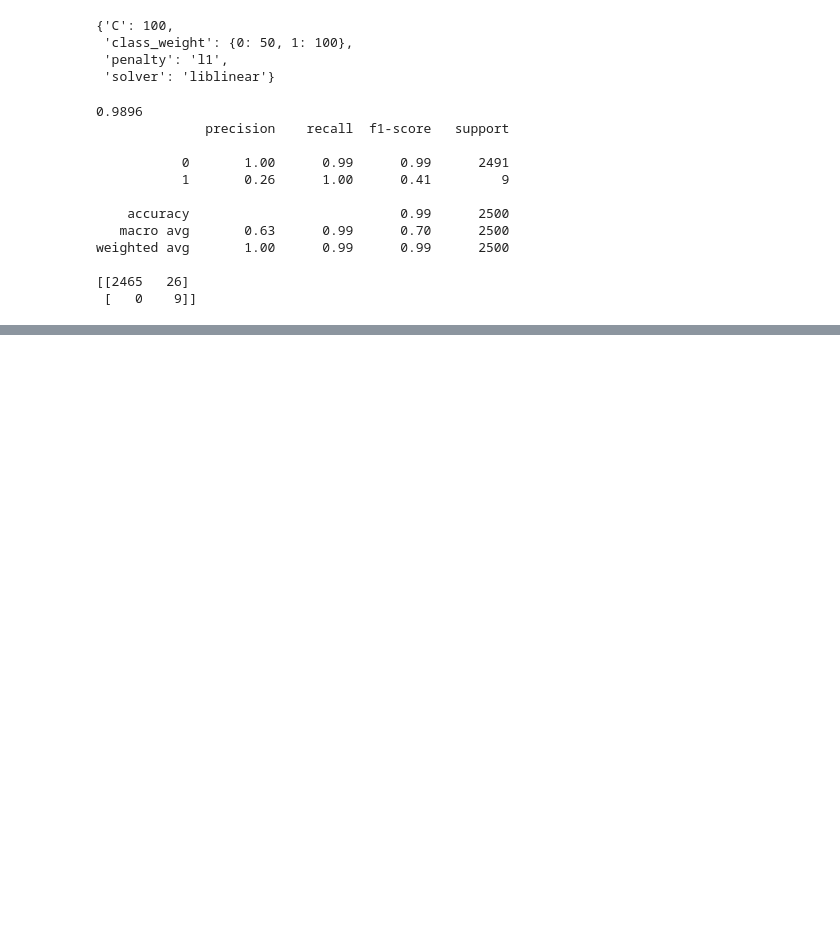
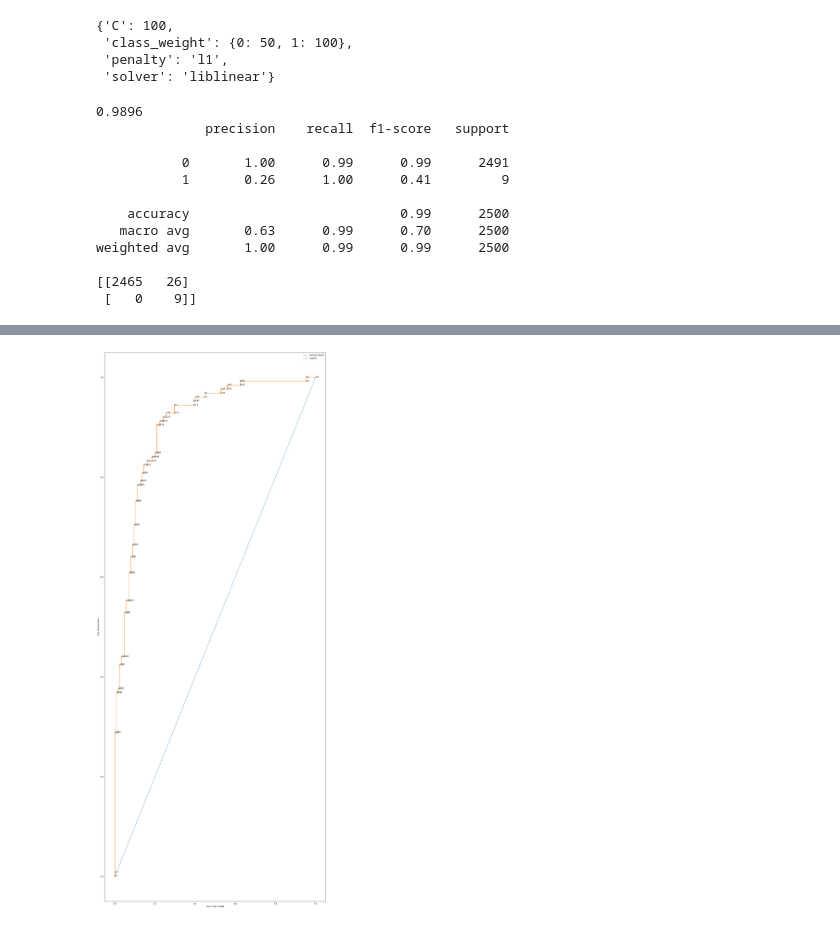
Before and after one commit to samvillasmith/ML-Algorithms, a Jupyter notebook: Logistic_Regression/logistic_regression.ipynb, the cells around one changed output, grey strips where cells are left out. Saved outputs shown, nothing was run; the diff lists cells and outputs as text; code cells hidden in the pictures; blank space fills up the shorter version.

```diff
--- a/Logistic_Regression/logistic_regression.ipynb
+++ b/Logistic_Regression/logistic_regression.ipynb
@@ -439,0 +533,26 @@ weighted avg       1.00      0.99      0.99      2500
+# %%
+import numpy as np
+import matplotlib.pyplot as pyplot
+
+# Create the figure and axes
+fig, ax = pyplot.subplots(figsize=(20, 50))  # Adjusted figsize for better aspect ratio
+
+# Plot the ROC curves on the axes
+ax.plot(dummy_fpr, dummy_tpr, linestyle='--', label='Dummy Model')
+ax.plot(model_fpr, model_tpr, marker='.', label='Logistic')
+
+# Annotate the thresholds
+for fpr, tpr, thresh in zip(model_fpr, model_tpr, thresholds):
+    ax.annotate(f'{np.round(thresh, 2)}', xy=(fpr, tpr))
+
+# Set axis labels
+ax.set_xlabel('False Positive Rate')
+ax.set_ylabel('True Positive Rate')
+
+# Show the legend
+ax.legend()
+
+# Display the plot
+pyplot.show()
+# %% [output]
+[figure, added]
```
Also changed, not shown: parts of 15 cells of this notebook.
